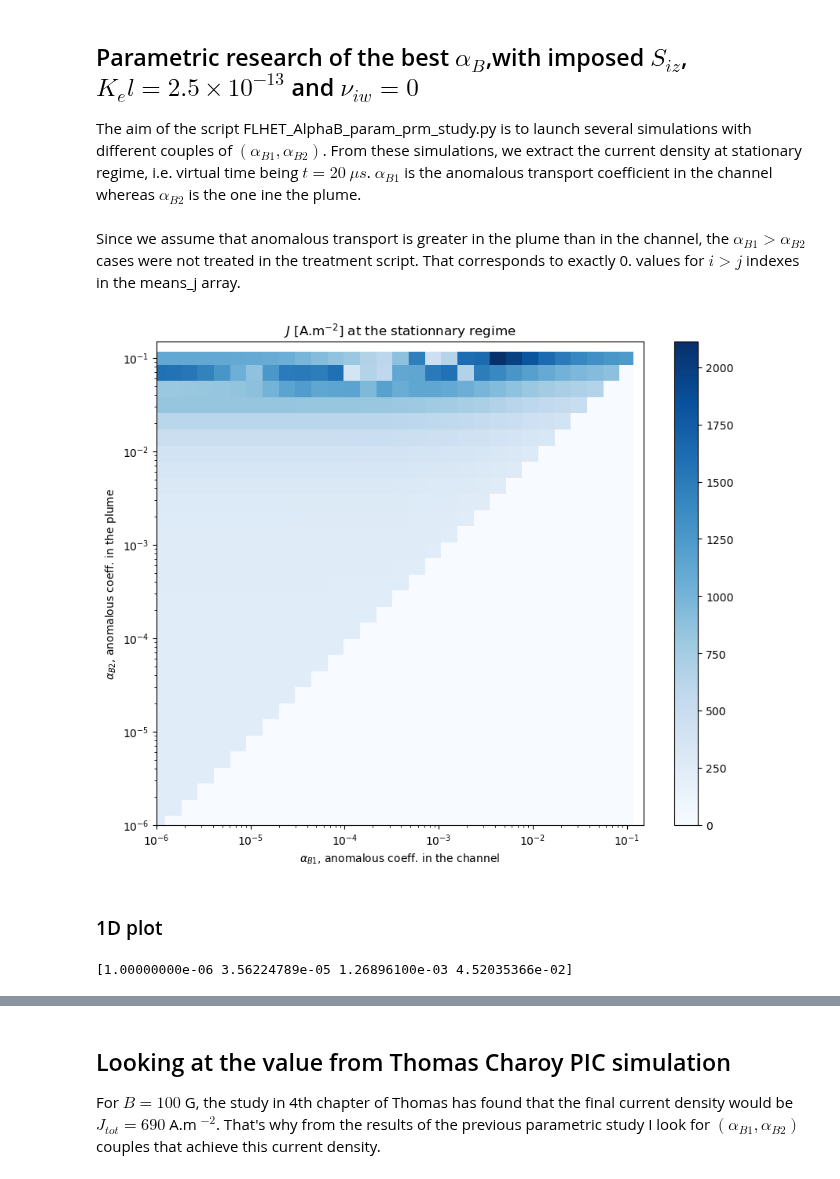
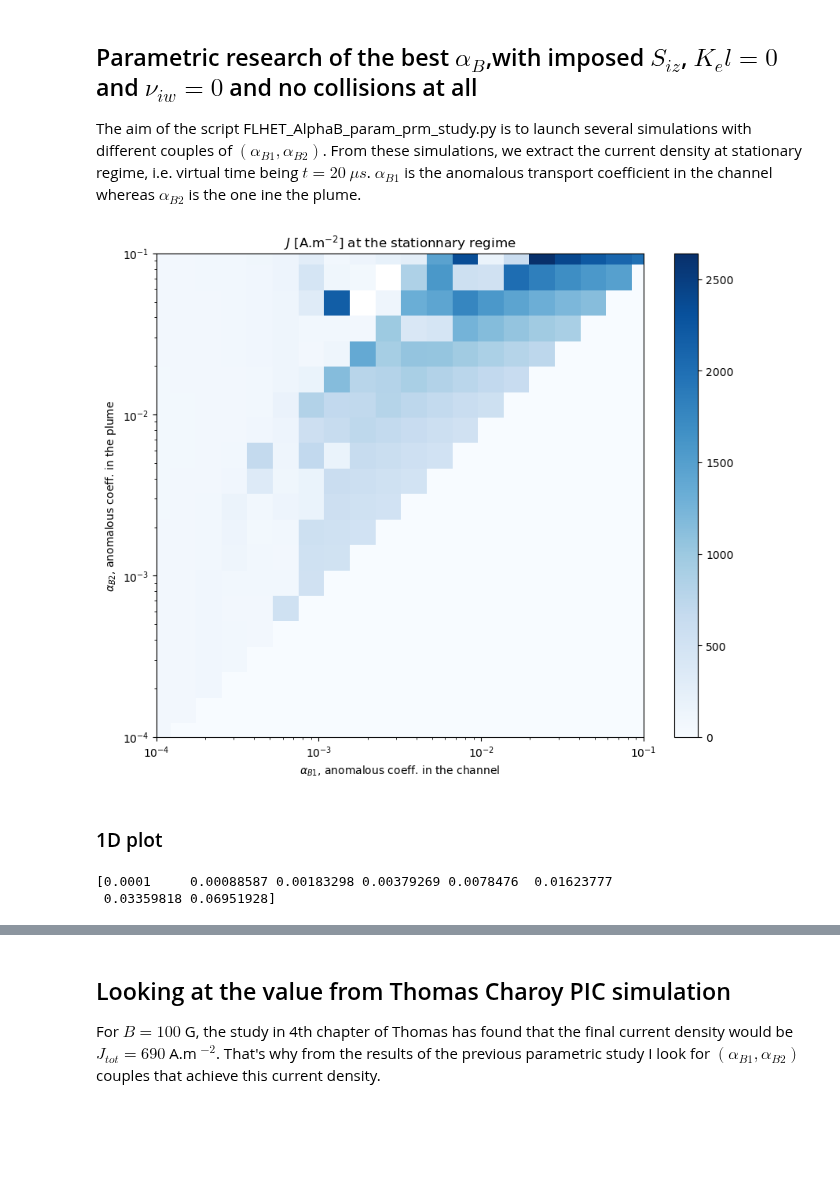
Before and after one commit to federicopetronio/FLHET1D, a Jupyter notebook: plots_alphaB_param_study.ipynb, the cells around one changed output, grey strips where cells are left out. Drawn from its saved outputs; the diff is of its cells as text; code cells hidden in the pictures; blank space fills up the shorter version.

Commit message:
Realized tests on the parametric study. Seems that the function single simu and the parametric study do not match exactly.

```diff
--- a/plots_alphaB_param_study.ipynb
+++ b/plots_alphaB_param_study.ipynb
@@ -16,47 +16,50 @@ import sys
 import configparser
 # %%
 dirname = os.getcwd()
-datapath1 = dirname+"/Results/alphaB_param_study"
+datapath1 = dirname+"/Results/alphaB_param_study_no_hflux_no_coll"
 # %% [markdown]
-## Parametric research of the best $\alpha_B$,with imposed $S_{iz}$, $K_el = 2.5\times 10^{-13}$ and $\nu_{iw} = 0$
+## Parametric research of the best $\alpha_B$,with imposed $S_{iz}$, $K_el = 0$ and $\nu_{iw} = 0$ and no collisions at all
 
 The aim of the script FLHET_AlphaB_param_prm_study.py is to launch several simulations with different couples of $(\alpha_{B1}, \alpha_{B2})$. From these simulations, we extract the current density at stationary regime, i.e. virtual time being $t = 20~\mu s$. $\alpha_{B1}$ is the anomalous transport coefficient in the channel  whereas $\alpha_{B2}$ is the one ine the plume.
 # %%
 alpha_B1_mesh   = np.loadtxt(datapath1+"/alphaB1_mesh.csv", delimiter='\t')
 alpha_B2_mesh   = np.loadtxt(datapath1+"/alphaB2_mesh.csv", delimiter='\t')
 means_j         = np.loadtxt(datapath1+"/mean_j_array.csv", delimiter='\t')
-# %% [markdown]
-Since we assume that anomalous transport is greater in the plume than in the channel, the $\alpha_{B1} > \alpha_{B2}$ cases were not treated in the treatment script. That corresponds to exactly 0. values for $i > j$ indexes in the means_j array.
 # %%
 fig = plt.figure(figsize=(10, 8),  dpi = 100)
 
 # vmaxcolormap0 = max(abs(means_j.min()), abs(means_j.max()))
 # colornorm0 = mcolors.TwoSlopeNorm(vmin=min(-0.1,-vmaxcolormap0), vcenter=0., vmax=max(0.1,vmaxcolormap0))
 # pcm0 = plt.pcolormesh(alpha_B1_mesh, alpha_B2_mesh, means_j, shading='nearest', norm=colornorm0, cmap='Blues')
 pcm0 = plt.pcolormesh(alpha_B1_mesh, alpha_B2_mesh, means_j, shading='nearest', cmap='Blues')
 fig.colorbar(pcm0)
 plt.xscale('log')
-plt.xlim([1e-6,0.15])
+plt.xlim([1e-4,1e-1])
 plt.yscale('log')
-plt.ylim([1e-6,0.15])
+plt.ylim([1e-4,1e-1])
 plt.xlabel("$\\alpha_{B1}$, anomalous coeff. in the channel")
 plt.ylabel("$\\alpha_{B2}$, anomalous coeff. in the plume")
 plt.title("$J$ [A.m$^{-2}$] at the stationnary regime")
 plt.show()
 # %% [output]
-[figure, old version]
+[figure, new version]
 # %% [markdown]
 ### 1D plot
 # %%
 ias = [0,
-       9,
-       18,
-       27
+       6,
+       8,
+       10,
+       12,
+       14,
+       16,
+       18
 ]
 alpha_B1_sca  = alpha_B1_mesh[0,ias]
 print(alpha_B1_sca)
 # %% [output]
-[1.00000000e-06 3.56224789e-05 1.26896100e-03 4.52035366e-02]
+[0.0001     0.00088587 0.00183298 0.00379269 0.0078476  0.01623777
+ 0.03359818 0.06951928]
 # %%
 ncurves = len(ias)
 fig = plt.figure(figsize=(10, 8),  dpi = 100)
```
Also changed, not shown: parts of 47 cells of this notebook, 3 other files.
